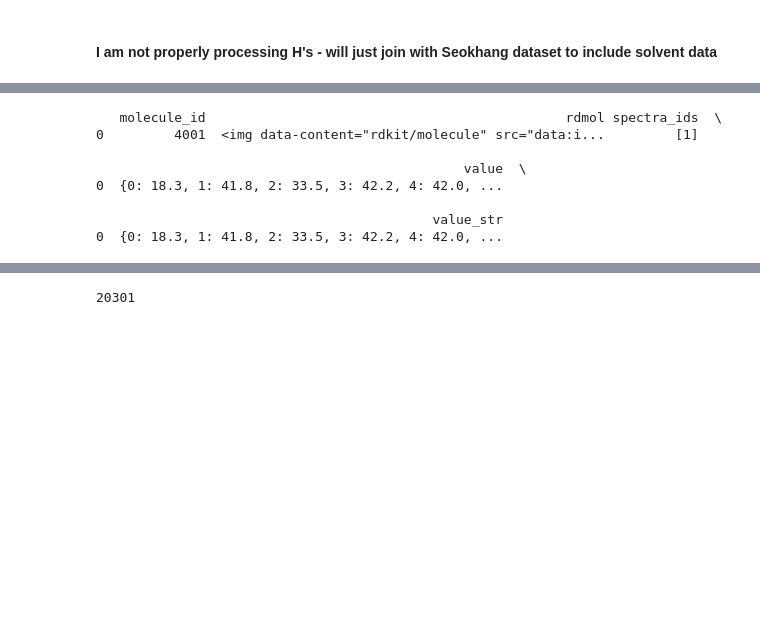
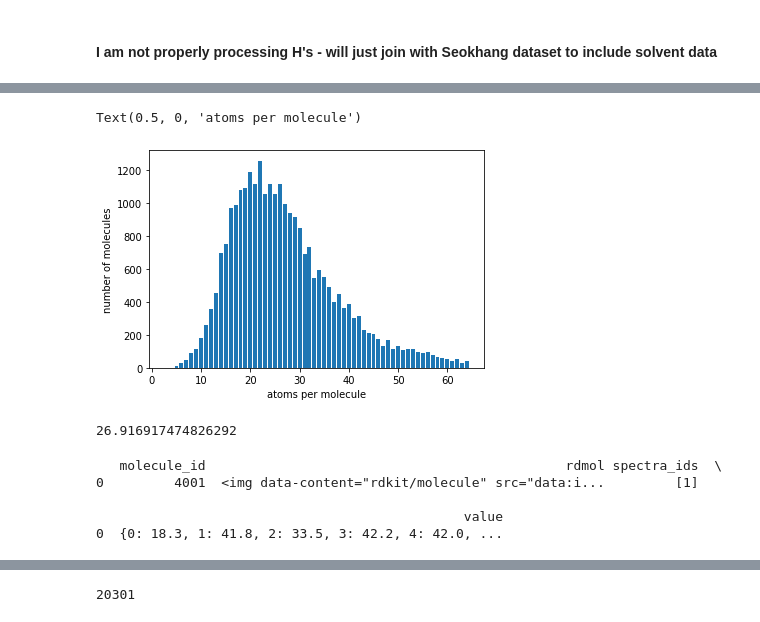
Before and after one commit to aajanqd/k-gnn, a Jupyter notebook: nmr_shift_data/My Preprocessing.ipynb, the cells around one changed output, grey strips where cells are left out. Saved outputs shown, nothing was run; the diff lists cells and outputs as text; code cells hidden in the pictures; blank space fills up the shorter version.

```diff
--- a/nmr_shift_data/My Preprocessing.ipynb
+++ b/nmr_shift_data/My Preprocessing.ipynb
@@ -338,8 +173,2 @@ df0['Bad Atoms'] = l
-# %%
-for index, row in df0.iterrows():
-    if (row['Molecule'].GetNumAtoms() > 64) or (row['Bad Atoms'] == 1):
-        df0.drop(index, inplace = True)
-# %%
-df0.drop('Bad Atoms', axis = 1, inplace = True)
 # %%
 len(df0)
@@ -596,2 +437,3 @@ message_data['spectra_config']
 # %%
 seok_train_df = message_data['train_df']
+seok_test_df = message_data['test_df']
@@ -600,3 +440,6 @@ seok_train_df
+# %%
+frames = [seok_train_df, seok_test_df]
+seok_df = pd.concat(frames)
 # %%
 mol_sizes = [row['rdmol'].GetNumAtoms() for index, row in seok_train_df.iterrows()]
 # %%
@@ -604 +449,20 @@ max(mol_sizes)
+# %%
+d = {}
+for index, row in seok_df.iterrows():
+    if row['rdmol'].GetNumAtoms() in d:
+        d[row['rdmol'].GetNumAtoms()]+=1
+    else:
+        d[row['rdmol'].GetNumAtoms()]=1
+
+x, y = list(d.keys()), list(d.values())
+plt.bar(x,y)
+plt.ylabel('number of molecules')
+plt.xlabel('atoms per molecule')
+# %% [output]
+Text(0.5, 0, 'atoms per molecule')
+[figure, added]
+# %%
+sum([i*j for i,j in zip(x,y)])/sum(y)
+# %% [output]
+26.916917474826292
 # %%
@@ -609,3 +473,9 @@ seok_train_df['value'] = new_target
 # %%
-seok_train_df.head(1)
+seok_df.head(1)
+# %% [output]
+   molecule_id                                              rdmol spectra_ids  \
+0         4001  <img data-content="rdkit/molecule" src="data:i...         [1]
+
+                                               value
+0  {0: 18.3, 1: 41.8, 2: 33.5, 3: 42.2, 4: 42.0, ...
 # %%
@@ -615,12 +485 @@ seok_train_df['value_str'] = valuestr
-# %%
-seok_train_df.head(1)
-# %% [output]
-   molecule_id                                              rdmol spectra_ids  \
-0         4001  <img data-content="rdkit/molecule" src="data:i...         [1]
-
-                                               value  \
-0  {0: 18.3, 1: 41.8, 2: 33.5, 3: 42.2, 4: 42.0, ...
-
-                                           value_str
-0  {0: 18.3, 1: 41.8, 2: 33.5, 3: 42.2, 4: 42.0, ...
 # %%
```
Also changed, not shown: parts of 49 cells of this notebook, 1 other file.
